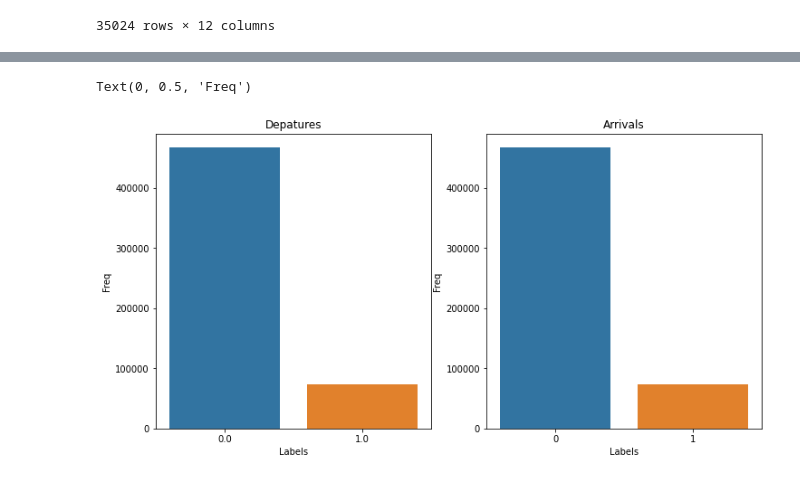
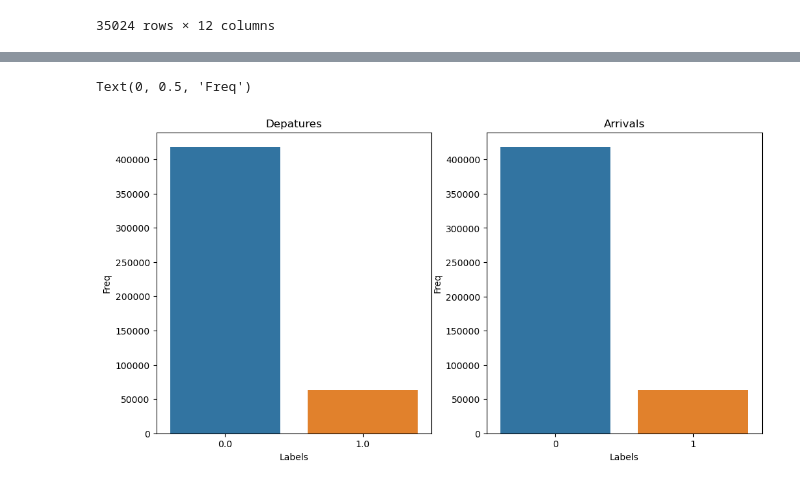
Before and after one commit to olyzko/Flight-delays-prediction-app, a Jupyter notebook: models/Airline_preprocessing.ipynb, the cells around one changed output, grey strips where cells are left out. Drawn from its saved outputs; the diff is of its cells as text; code cells hidden in the pictures.

```diff
--- a/models/Airline_preprocessing.ipynb
+++ b/models/Airline_preprocessing.ipynb
@@ -357,6 +343,6 @@ df
 # %%
 import regex as re
-df_weather_merge = pd.merge(df, weather, how='inner', on=['ORIGIN_AIRPORT_ID', 'MONTH', 'DAY_OF_MONTH'])
+df_weather_merge = pd.merge(df_jan, weather, how='inner', on=['ORIGIN_AIRPORT_ID', 'MONTH', 'DAY_OF_MONTH'])
 weather = weather.rename(columns={'ORIGIN_AIRPORT_ID': 'DEST_AIRPORT_ID'})
 df_weather_merge = pd.merge(df_weather_merge, weather, how='inner', on=['DEST_AIRPORT_ID', 'MONTH', 'DAY_OF_MONTH'])
 df_weather_merge
@@ -384,10 +382,10 @@ NameError: ignored
 # %%
-df = df_weather_merge
-df = df.drop(columns = ['OP_UNIQUE_CARRIER', 'ORIGIN',  'DEST', 'DISPLAY_AIRPORT_NAME',
+df_jan = df_weather_merge
+df_jan = df_jan.drop(columns = ['OP_UNIQUE_CARRIER', 'ORIGIN',  'DEST',
                         'CRS_DEP_TIME', 'CRS_ARR_TIME', 'CANCELLED',
                         'CRS_ELAPSED_TIME', 'ACTUAL_ELAPSED_TIME', 'DEST_CITY_NAME',
                         'OP_CARRIER_FL_NUM', 'TAIL_NUM', 'ORIGIN_CITY_NAME'],
                     axis=1)
-df
+df_jan
 # %% [output]
 |  | MONTH | DAY_OF_MONTH | DAY_OF_WEEK | ORIGIN_AIRPORT_ID | DEST_AIRPORT_ID | DEP_TIME | DEP_DELAY_NEW | ... |
@@ -406,5 +404,5 @@ df
 # %%
-df['ARR_DEL15'] = (df.ARR_DELAY_NEW >= 15).astype(int)
-df.head(15)
+df_jan['ARR_DEL15'] = (df_jan.ARR_DELAY_NEW >= 15).astype(int)
+df_jan.head(15)
 # %% [output]
 |  | MONTH | DAY_OF_MONTH | DAY_OF_WEEK | ORIGIN_AIRPORT_ID | DEST_AIRPORT_ID | DEP_TIME | DEP_DELAY_NEW | ... |
@@ -446,19 +424,21 @@ df.corr()
+# %%
+df_jan = df_jan.rename(columns={'ORIGIN_AIRPORT_ID': 'DEP_AIRPORT_ID', 'DEST_AIRPORT_ID': 'ARR_AIRPORT_ID'})
 # %%
 import seaborn as sns
 import matplotlib.pyplot as plt
 f, (ax,ax1) = plt.subplots(1,2, figsize=(12,6))
-dep = sns.countplot(df['DEP_DEL15'], ax=ax)
+dep = sns.countplot(df_jan['DEP_DEL15'], ax=ax)
 dep.set_title('Depatures')
 dep.set_xlabel('Labels')
 dep.set_ylabel('Freq')
 
-arr = sns.countplot(df['ARR_DEL15'], ax=ax1)
+arr = sns.countplot(df_jan['ARR_DEL15'], ax=ax1)
 arr.set_title('Arrivals')
 arr.set_xlabel('Labels')
 arr.set_ylabel('Freq')
 # %% [output]
 Text(0, 0.5, 'Freq')
-[figure, old version]
+[figure, new version]
 # %%
 def timeToBlock(t):
     block="Nan"
```
Also changed, not shown: parts of 54 cells of this notebook, 1 other file.
